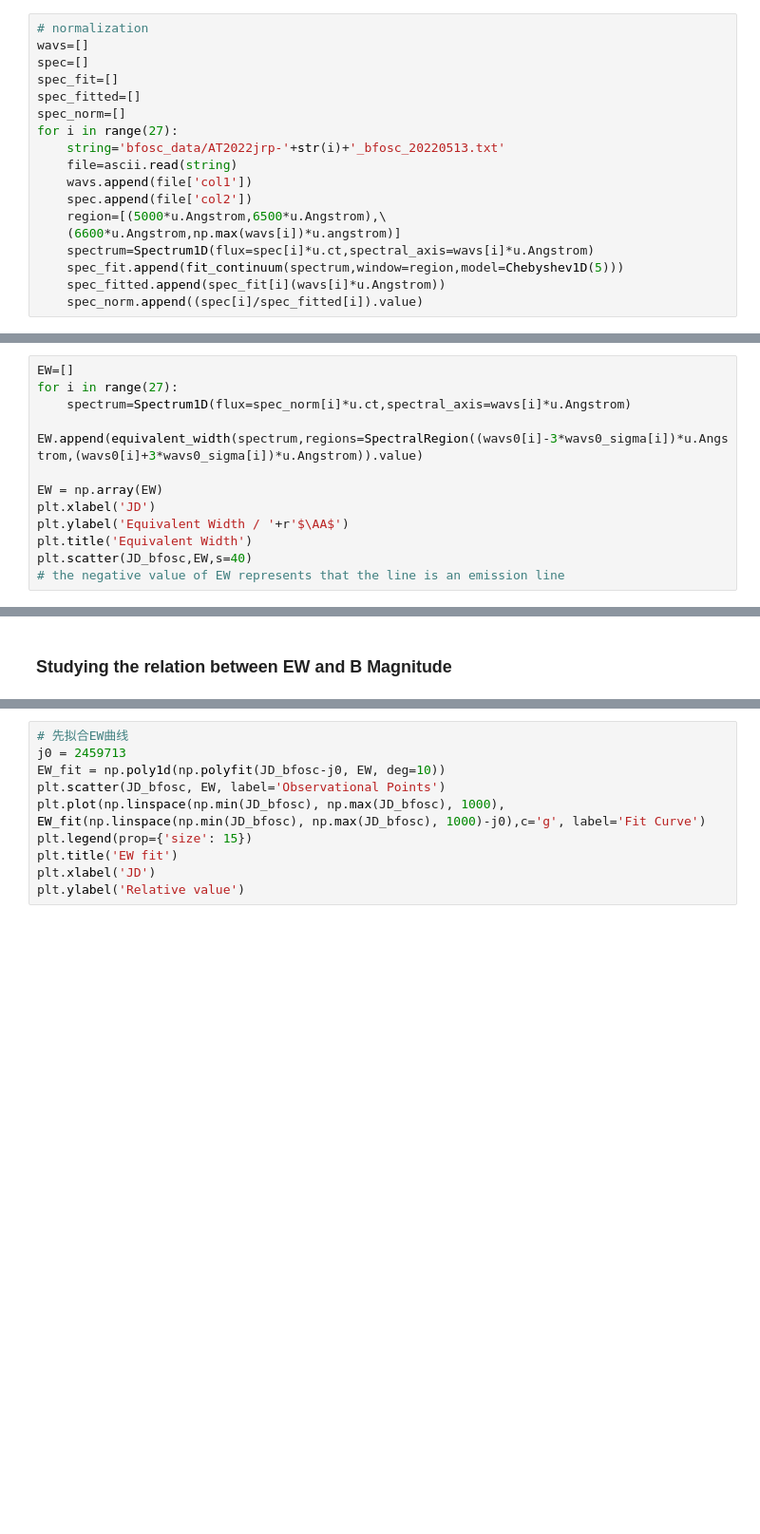
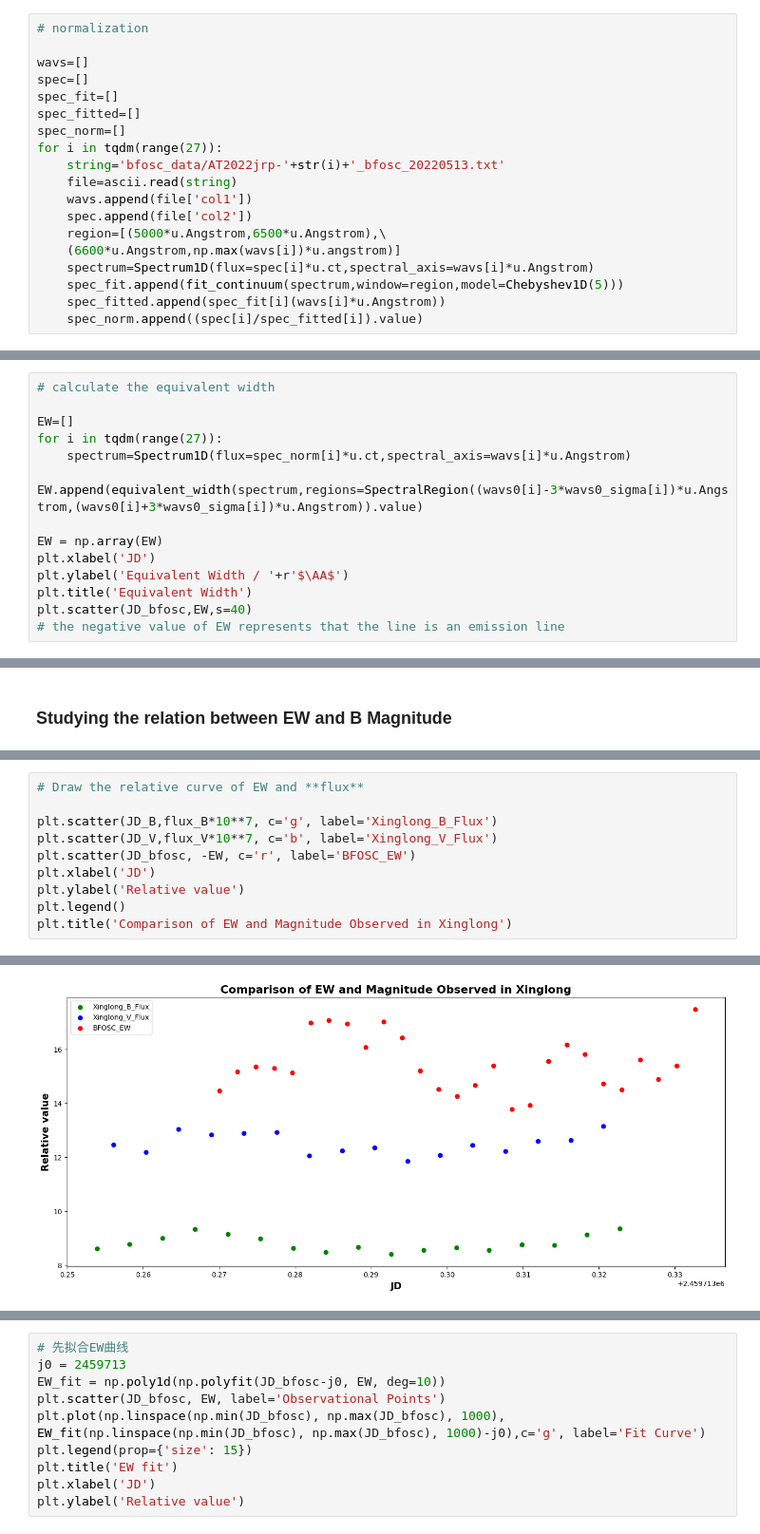
Before and after one commit to AnningGao/2022jrp, a Jupyter notebook: DateReduction.ipynb, the cells around one changed output, grey strips where cells are left out. Shown at 95% size. Saved outputs shown, nothing was run; the diff lists cells and outputs as text; blank space fills up the shorter version.

Commit message:
Finish CCF between BFOSC and Xinglong photometry

```diff
--- a/DateReduction.ipynb
+++ b/DateReduction.ipynb
@@ -32,11 +34,12 @@ plt.rcParams['figure.figsize'] = (17, 7)
 # %%
 # normalization
+
 wavs=[]
 spec=[]
 spec_fit=[]
 spec_fitted=[]
 spec_norm=[]
-for i in range(27):
+for i in tqdm(range(27)):
     string='bfosc_data/AT2022jrp-'+str(i)+'_bfosc_20220513.txt'
     file=ascii.read(string)
     wavs.append(file['col1'])
@@ -80,8 +84,10 @@ for j in range(27):
 file=ascii.read('./bfosc_data/JD.txt')
 JD_bfosc=np.array(file['JD'])
 # %%
+# calculate the equivalent width
+
 EW=[]
-for i in range(27):
+for i in tqdm(range(27)):
     spectrum=Spectrum1D(flux=spec_norm[i]*u.ct,spectral_axis=wavs[i]*u.Angstrom)
     EW.append(equivalent_width(spectrum,regions=SpectralRegion((wavs0[i]-3*wavs0_sigma[i])*u.Angstrom,(wavs0[i]+3*wavs0_sigma[i])*u.Angstrom)).value)
 
@@ -384,0 +185,11 @@ delta/10000*(JD_bfosc.max()-JD_B.min())
+# %%
+# Draw the relative curve of EW and **flux**
+
+plt.scatter(JD_B,flux_B*10**7, c='g', label='Xinglong_B_Flux')
+plt.scatter(JD_V,flux_V*10**7, c='b', label='Xinglong_V_Flux')
+plt.scatter(JD_bfosc, -EW, c='r', label='BFOSC_EW')
+plt.xlabel('JD')
+plt.ylabel('Relative value')
+plt.legend()
+plt.title('Comparison of EW and Magnitude Observed in Xinglong')
+# %% [output]
@@ -384,0 +197 @@ delta/10000*(JD_bfosc.max()-JD_B.min())
+[figure, added]
```
Also changed, not shown: parts of 76 cells of this notebook.
